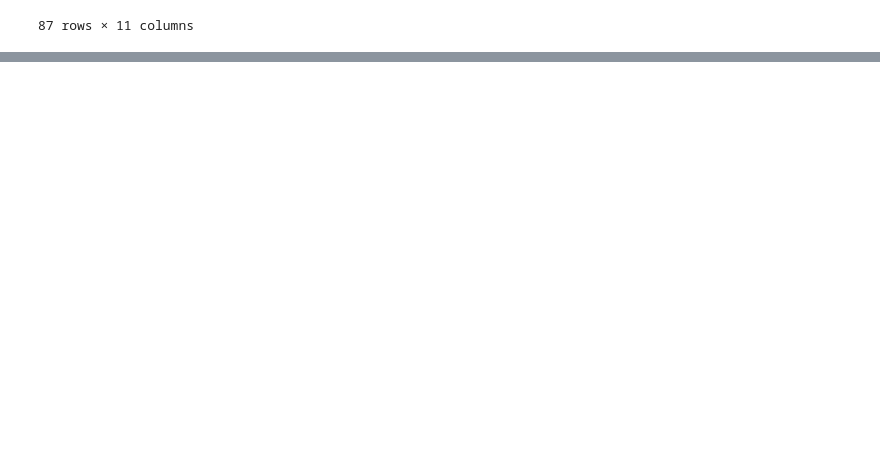
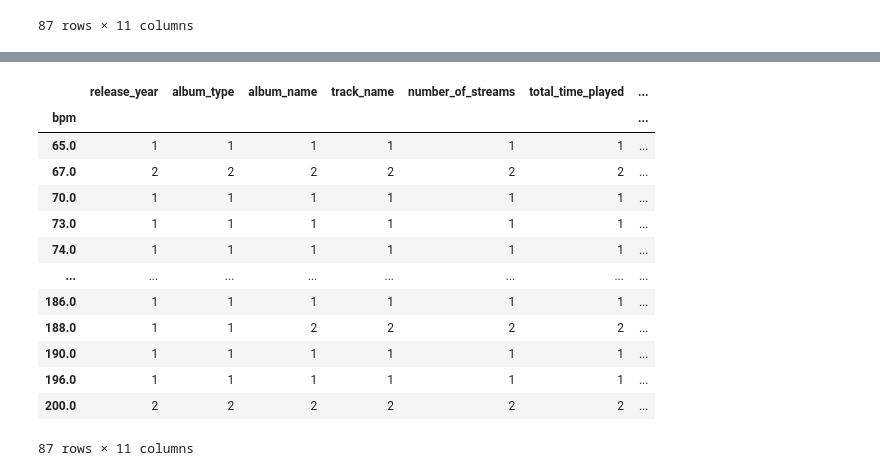
Before and after one commit to mhandihadjadene-blip/intial_commit, a Jupyter notebook: numpy-pandas-seaborn.ipynb, the cells around one changed output, grey strips where cells are left out. Drawn from its saved outputs; the diff is of its cells as text; code cells hidden in the pictures; blank space fills up the shorter version.

```diff
--- a/numpy-pandas-seaborn.ipynb
+++ b/numpy-pandas-seaborn.ipynb
@@ -50,0 +93,3 @@ pace.max()
+# %%
+pd.set_option('display.max_columns', None)
+pace.describe()
@@ -50,0 +116,17 @@ pace.max()
+# %%
+pace.nunique()
+# %% [output]
+|  | release_year | album_type | album_name | track_name | number_of_streams | total_time_played | ... |
+| bpm |  |  |  |  |  |  | ... |
+| 65.0 | 1 | 1 | 1 | 1 | 1 | 1 | ... |
+| 67.0 | 2 | 2 | 2 | 2 | 2 | 2 | ... |
+| 70.0 | 1 | 1 | 1 | 1 | 1 | 1 | ... |
+| 73.0 | 1 | 1 | 1 | 1 | 1 | 1 | ... |
+| 74.0 | 1 | 1 | 1 | 1 | 1 | 1 | ... |
+| ... | ... | ... | ... | ... | ... | ... | ... |
+| 186.0 | 1 | 1 | 1 | 1 | 1 | 1 | ... |
+| 188.0 | 1 | 1 | 2 | 2 | 2 | 2 | ... |
+| 190.0 | 1 | 1 | 1 | 1 | 1 | 1 | ... |
+| 196.0 | 1 | 1 | 1 | 1 | 1 | 1 | ... |
+| 200.0 | 2 | 2 | 2 | 2 | 2 | 2 | ... |
+87 rows × 11 columns
```
Also changed, not shown: parts of 8 cells of this notebook.
